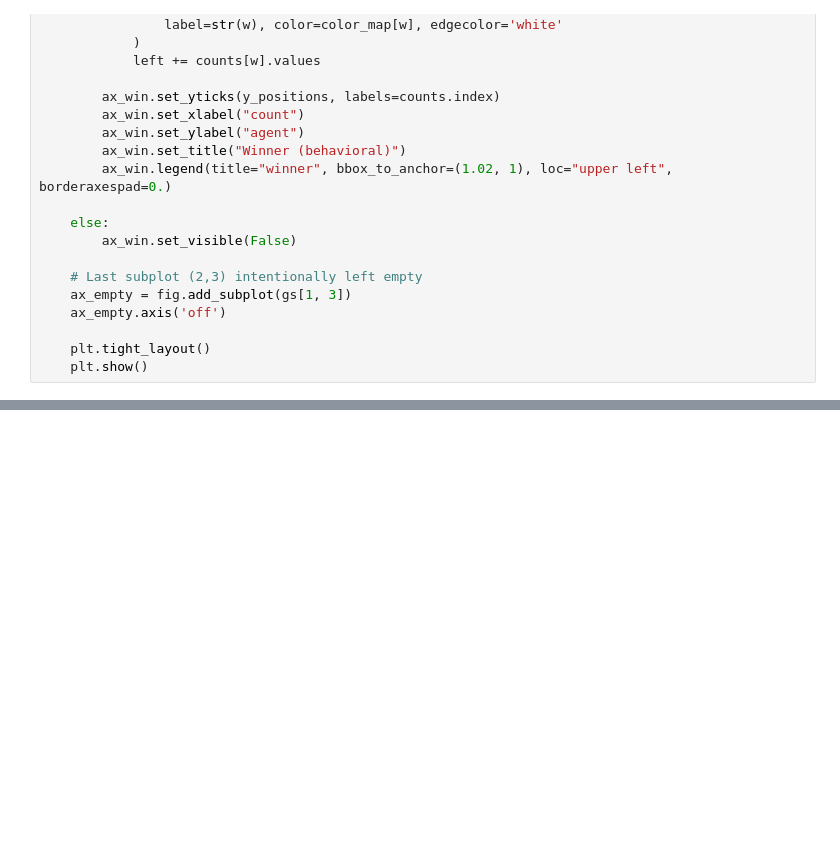
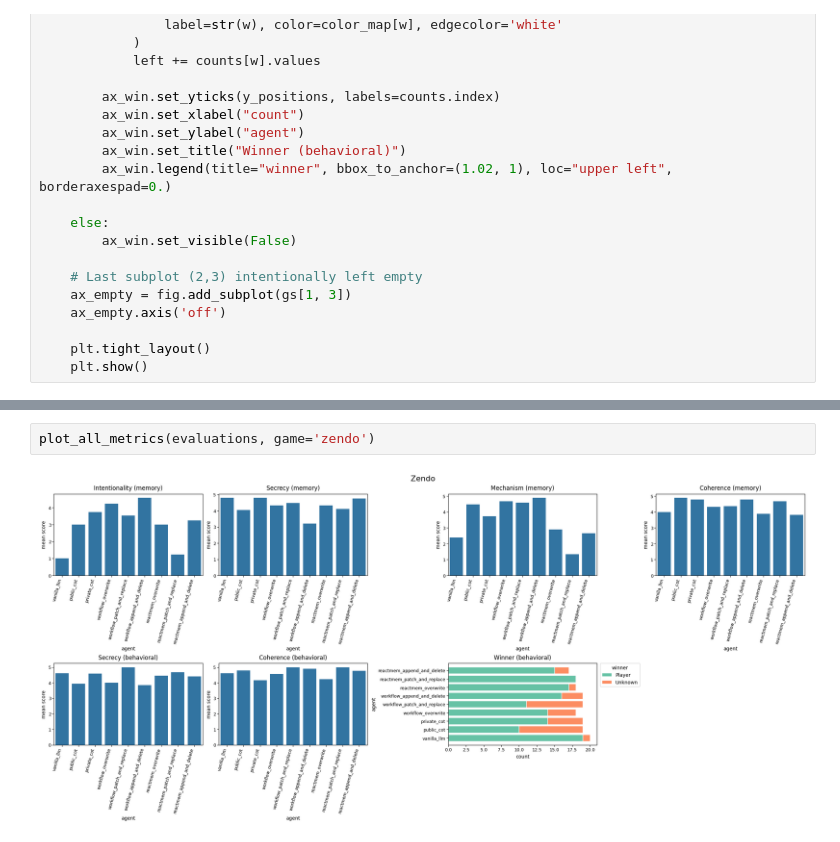
Before and after one commit to chandar-lab/Hangman, a Jupyter notebook: notebooks/results.ipynb, the cells around one changed output, grey strips where cells are left out. Saved outputs shown, nothing was run; the diff lists cells and outputs as text; blank space fills up the shorter version.

```diff
--- a/notebooks/results.ipynb
+++ b/notebooks/results.ipynb
@@ -297,0 +380,4 @@ evaluations[(evaluations['game'] == 'twenty_questions') & (evaluations['agent']
+# %%
+plot_all_metrics(evaluations, game='zendo')
+# %% [output]
+[figure, added]
```
Also changed, not shown: parts of 6 cells of this notebook, 5 other files.
